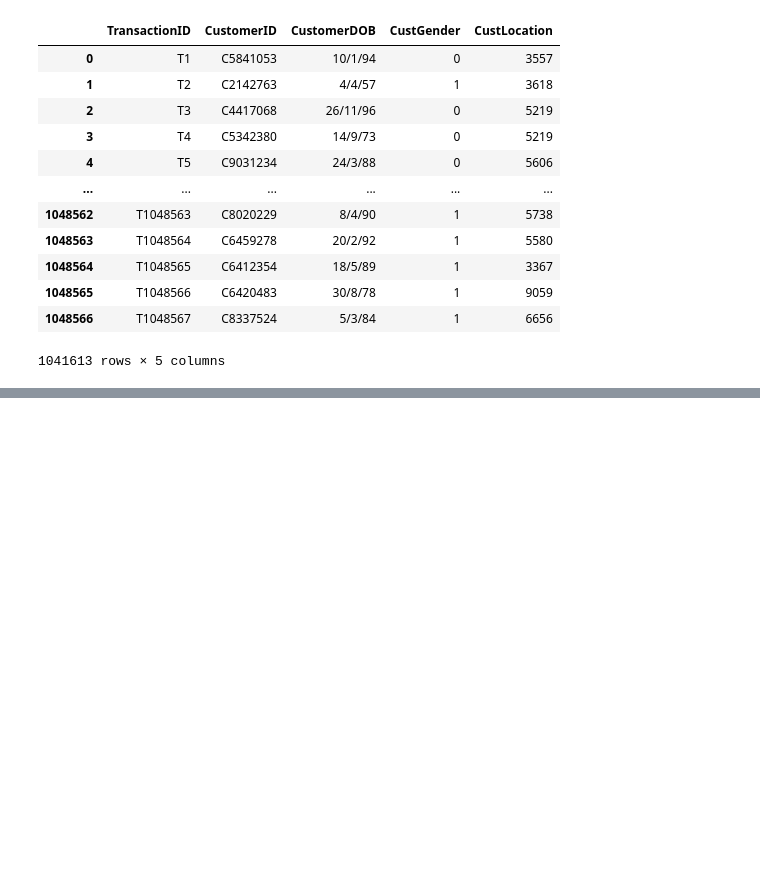
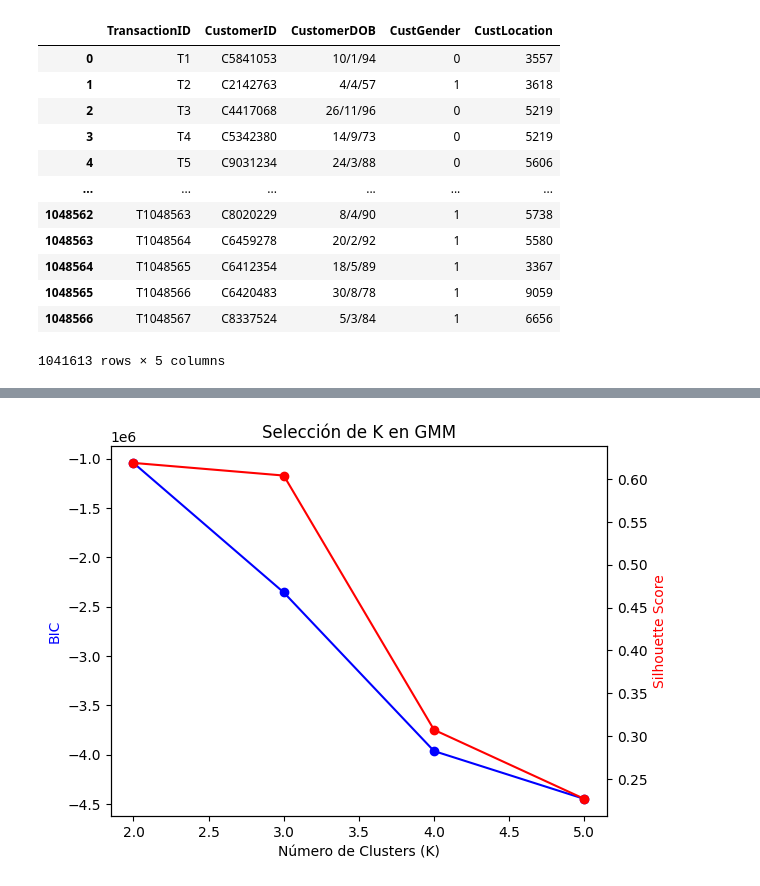
Before and after one commit to JPS4321/Lab4_IA, a Jupyter notebook: Main.ipynb, the cells around one changed output, grey strips where cells are left out. Cells and saved outputs as stored; diff of their text form; code cells hidden in the pictures; blank space fills up the shorter version.

```diff
--- a/Main.ipynb
+++ b/Main.ipynb
@@ -114,0 +117,89 @@ df_head
+# %%
+import numpy as np
+import pandas as pd
+import matplotlib.pyplot as plt
+import seaborn as sns
+from sklearn.preprocessing import StandardScaler, LabelEncoder
+from sklearn.mixture import GaussianMixture
+from sklearn.metrics import silhouette_score
+
+# Cargar datos
+file_path = "bank_transactions.csv"
+df = pd.read_csv(file_path)
+
+# Preprocesamiento de datos
+# Convertir fecha de nacimiento en edad
+def calcular_edad(fecha_nac):
+    try:
+        anio = int(str(fecha_nac).split('/')[-1])
+        return 2025 - (1900 + anio) if anio < 100 else 2025 - anio
+    except:
+        return np.nan
+
+df['Edad'] = df['CustomerDOB'].apply(calcular_edad)
+
+# Eliminar valores nulos
+df.dropna(subset=['Edad', 'CustAccountBalance', 'TransactionAmount (INR)'], inplace=True)
+
+# Codificar variables categóricas
+label_encoder = LabelEncoder()
+df['CustGender'] = label_encoder.fit_transform(df['CustGender'])
+df['CustLocation'] = label_encoder.fit_transform(df['CustLocation'])
+
+# Seleccionar variables relevantes
+features = ['Edad', 'CustAccountBalance', 'TransactionAmount (INR)']
+X = df[features]
+
+# Escalar datos
+scaler = StandardScaler()
+X_scaled = scaler.fit_transform(X)
+
+# Selección de K usando BIC y Silhouette con muestreo
+bic_scores = []
+silhouette_scores = []
+k_range = range(2, 6)  # Reducido el rango de K para acelerar el proceso
+
+print("Entrenando modelos GaussianMixture para diferentes valores de K...")
+
+for k in k_range:
+    print(f"Probando K={k}...")
+    gmm = GaussianMixture(n_components=k, random_state=42, max_iter=200, n_init=3, warm_start=True)
+    gmm.fit(X_scaled)
+    labels = gmm.predict(X_scaled)
+    bic_scores.append(gmm.bic(X_scaled))
+
+    # Reducir la muestra para evitar bloqueos en silhouette_score
+    try:
+        sample_size = min(10000, len(X_scaled))  # Tomar un máximo de 10,000 datos
+        silhouette_scores.append(silhouette_score(X_scaled[:sample_size], labels[:sample_size]))
+    except:
+        silhouette_scores.append(np.nan)
+
+print("Finalizado el cálculo de K óptimo.")
+
+# Graficar selección de K
+fig, ax1 = plt.subplots()
+ax2 = ax1.twinx()
+ax1.plot(k_range, bic_scores, 'bo-', label='BIC')
+ax2.plot(k_range, silhouette_scores, 'ro-', label='Silhouette')
+ax1.set_xlabel('Número de Clusters (K)')
+ax1.set_ylabel('BIC', color='b')
+ax2.set_ylabel('Silhouette Score', color='r')
+plt.title('Selección de K en GMM')
+plt.show()
+
+# Entrenar GMM con el mejor K
+best_k = k_range[np.argmin(bic_scores)]
+print(f"Entrenando modelo final con K={best_k}...")
+gmm = GaussianMixture(n_components=best_k, random_state=42, max_iter=200, n_init=3, warm_start=True)
+gmm.fit(X_scaled)
+df['Cluster'] = gmm.predict(X_scaled)
+print("Modelo final entrenado.")
+
+# Visualizar clusters
+sns.pairplot(df.sample(5000), hue='Cluster', vars=features, palette='viridis')  # Reducir datos para visualización
+plt.show()
+
+# Comparar con K-Means de Task 2.1 (si se hizo antes)
+print("Evaluación: ¿Cuál método fue mejor?")
+# %% [output]
@@ -114,0 +212 @@ df_head
+[figure, added]
```
Also changed, not shown: parts of 22 cells of this notebook.
